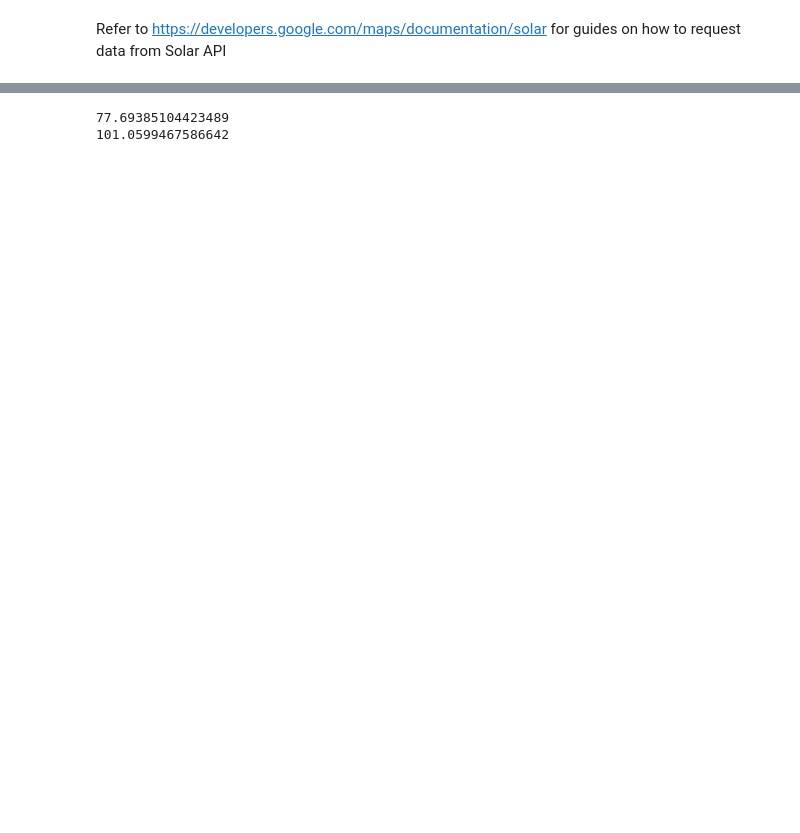
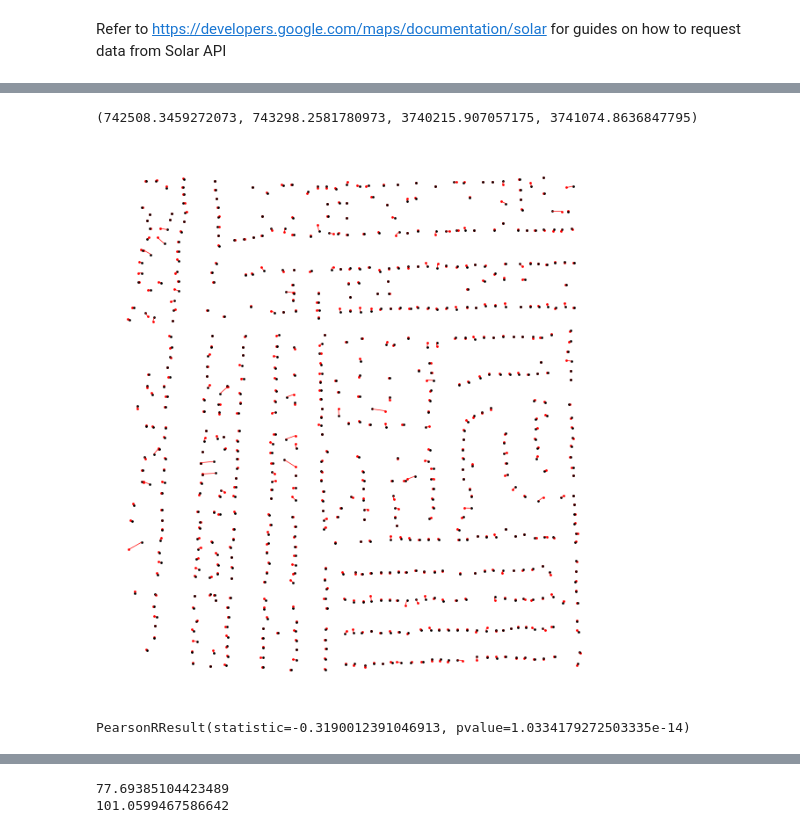
Before and after one commit to SustainableUrbanSystemsLab/CP-Assessing-Solar-Potential-of-Buildings-Using-LiDAR-and-Footprint-Data, a Jupyter notebook: Code/Notebooks/Compare with Solar API.ipynb, the cells around one changed output, grey strips where cells are left out. Cells and saved outputs as stored; diff of their text form; code cells hidden in the pictures; blank space fills up the shorter version.

```diff
--- a/Code/Notebooks/Compare with Solar API.ipynb
+++ b/Code/Notebooks/Compare with Solar API.ipynb
@@ -618,0 +255,5 @@ plt.show()
+# %%
+GH_results_df['distances'] = distances
+Solar_API_results_df['distances'] = distances
+GH_results_df['error'] = GH_results_df['maxYearlyEnergyDcKwh'] - Solar_API_results_df['maxYearlyEnergyDcKwh']
+GH_results_df[Solar_API_results_df.distances < 3].head()
@@ -618,0 +275,15 @@ plt.show()
+# %%
+import pandas as pd
+
+def get_closest_only(group):
+
+    d = group['distances']
+
+    row_dict = {}
+    row_dict['index'] = sorted(d.items(), key=lambda item: item[1])[0][0]
+
+    return pd.Series(row_dict)
+
+# Group OSM footprints to their closest Solar API building by shortest centroid distance
+mapped_indices = Solar_API_results_df.groupby(['longitude', 'latitude'], as_index=False).apply(get_closest_only)['index']
+Solar_API_results_df.iloc[mapped_indices].head()
@@ -618,0 +297,33 @@ plt.show()
+# %%
+import geopandas as gpd
+from shapely.geometry import LineString
+
+new_pts = gpd.GeoDataFrame(geometry=GH_results_df.iloc[mapped_indices].points, crs='EPSG:26916')
+new_pts_ = gpd.GeoDataFrame(geometry=Solar_API_results_df.iloc[mapped_indices].points, crs='EPSG:26916')
+
+geom = []
+for p1,p2 in zip(new_pts.geometry.values, new_pts_.geometry.values):
+    geom.append(LineString([p1,p2]))
+result= gpd.GeoDataFrame({'geometry':geom})
+
+my_dpi = 100
+
+fig = plt.figure(figsize=(800/my_dpi, 800/my_dpi), dpi=my_dpi)
+ax = fig.add_subplot(111)
+
+new_pts_.plot(ax=ax, markersize=1, color='red')
+new_pts.plot(ax=ax, markersize=1, color='black')
+result.plot(ax=ax, linewidth=0.5, color='red')
+
+plt.axis('off')
+# %% [output]
+(742508.3459272073, 743298.2581780973, 3740215.907057175, 3741074.8636847795)
+[figure, added]
+# %%
+from scipy import stats
+
+# Examine correlation between Annual DC Energy estimates and number of vegetation points inside footprints boundary
+res = stats.pearsonr(np.abs(GH_results_df[GH_results_df['maxArrayPanelsCount'] > 1].maxYearlyEnergyDcKwh), GH_results_df[GH_results_df['maxArrayPanelsCount'] > 1].numTreePointsInFootprint)
+res
+# %% [output]
+PearsonRResult(statistic=-0.3190012391046913, pvalue=1.0334179272503335e-14)
```
Also changed, not shown: parts of 49 cells of this notebook, 7 other files.
